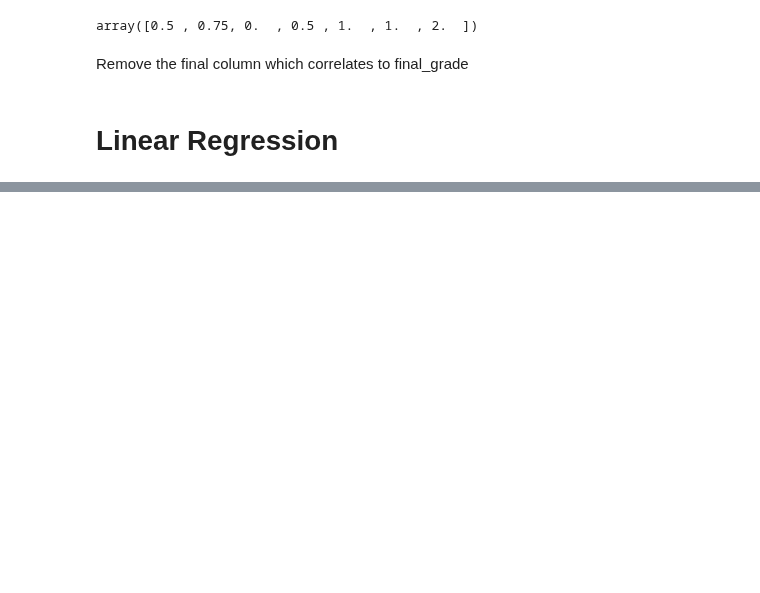
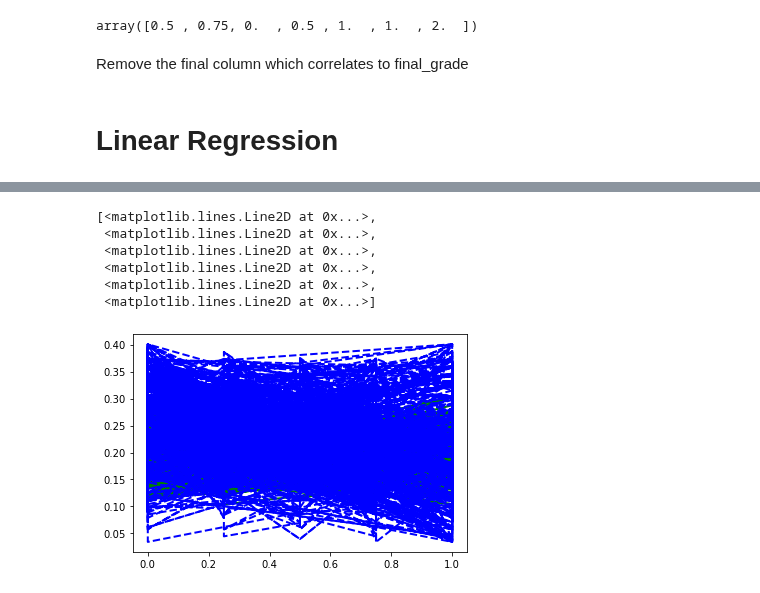
Before and after one commit to romanfen/F21DL-G6, a Jupyter notebook: Lab9_Linear_Logistic.ipynb, the cells around one changed output, grey strips where cells are left out. Cells and saved outputs as stored; diff of their text form; code cells hidden in the pictures; blank space fills up the shorter version.

```diff
--- a/Lab9_Linear_Logistic.ipynb
+++ b/Lab9_Linear_Logistic.ipynb
@@ -220,0 +282,13 @@ lin_reg.score(activities_test_prep, activities_test_target)
+# %%
+y_proba = log_reg.predict_proba(activities_prep)
+# %%
+plt.plot(activities_prep, y_proba[:, 1], "g-", linewidth=2, label="Iris virginica")
+plt.plot(activities_prep, y_proba[:, 0], "b--", linewidth=2, label="Not Iris virginica")
+# %% [output]
+[<matplotlib.lines.Line2D at 0x...>,
+ <matplotlib.lines.Line2D at 0x...>,
+ <matplotlib.lines.Line2D at 0x...>,
+ <matplotlib.lines.Line2D at 0x...>,
+ <matplotlib.lines.Line2D at 0x...>,
+ <matplotlib.lines.Line2D at 0x...>]
+[figure, added]
```
Also changed, not shown: parts of 22 cells of this notebook.
